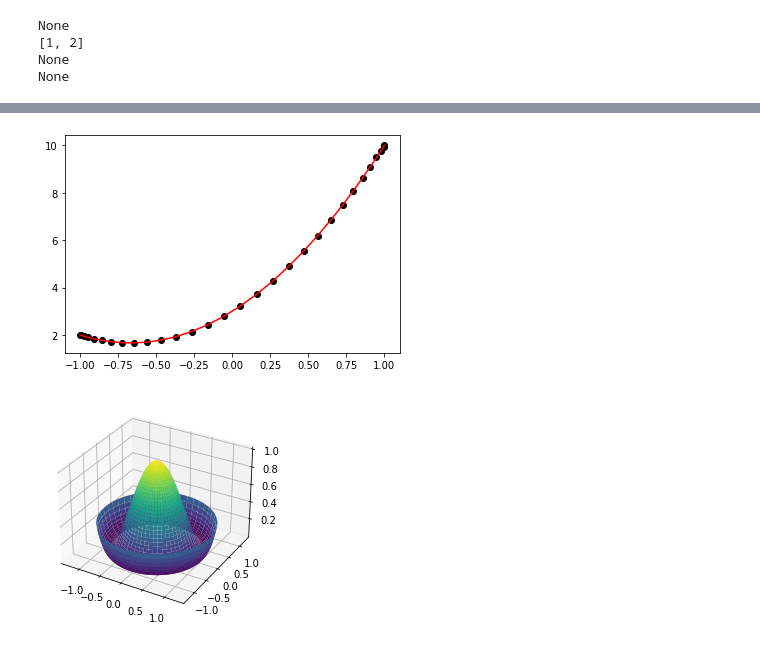
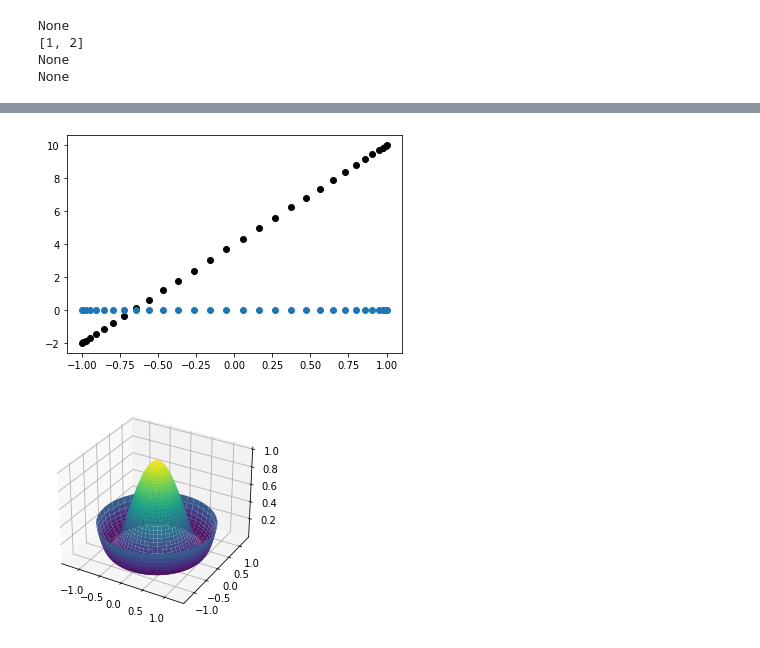
Before and after one commit to KsymenaPoradzisz/General_Relativity, a Jupyter notebook: test.ipynb, the cells around one changed output, grey strips where cells are left out. Drawn from its saved outputs; the diff is of its cells as text; code cells hidden in the pictures.

```diff
--- a/test.ipynb
+++ b/test.ipynb
@@ -43,23 +29,30 @@ Shape of D:  (30, 30)
 # %%
 def poly3(x, a, b, c, d):
     return a*x*x*x + b*x*x + c*x + d
 
-def poly3div(x, a, b, c, d):
+def poly3div(x, a, b, c):
     return 3*a*x*x + 2*b*x + c
 
+def poly3bis(x, a, b, c):
+    return 6*a*x * 2*b
+
+N = 30
+x = Ch.Grid(N, mode='cheb').grid
+D = Div.DR2(N).matrix
 
 a, b, c, d = 1, 2, 3, 4
 
 ydata = [poly3(i, a, b, c, d) for i in x]   # 3rd degree polynomial values
-yRef = [poly3div(i, a, b, c, d) for i in x] # true derivative
+yRef = [poly3bis(i, a, b, c) for i in x] # true derivative
 yD = D @ ydata                              # spectral derivative
 
 
-plt.plot(x, yRef, 'r')
+# plt.plot(x, yRef, 'r')
 plt.scatter(x, yD, c='black')
+plt.scatter(x, [0 for i in range(N)])
 plt.show()
 # %% [output]
-[figure, old version]
+[figure, new version]
 # %%
 r = np.linspace(0, 1, 20)
 t = np.linspace(0, 0.5, 20)
```
Also changed, not shown: parts of 4 cells of this notebook, 2 other files.
